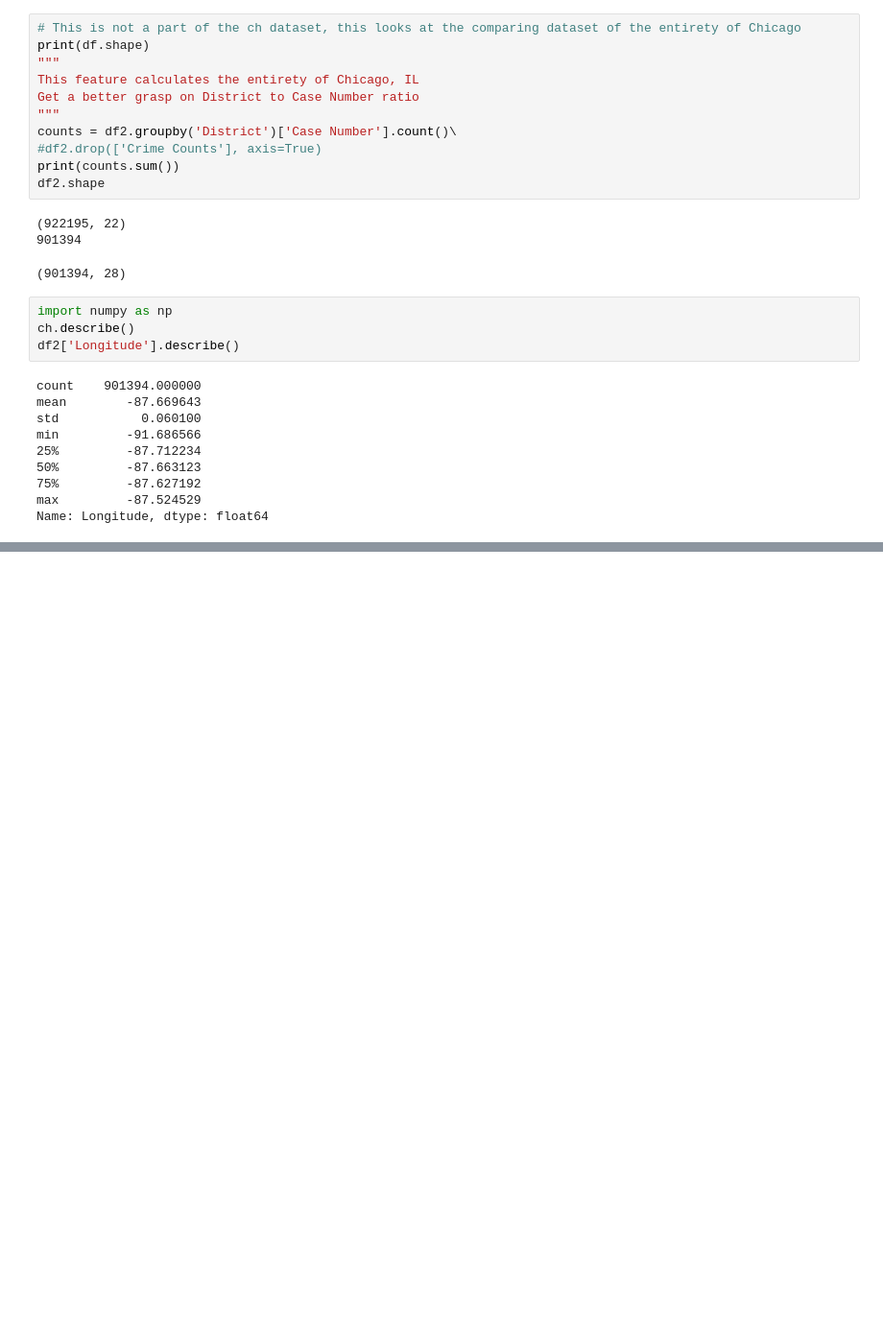
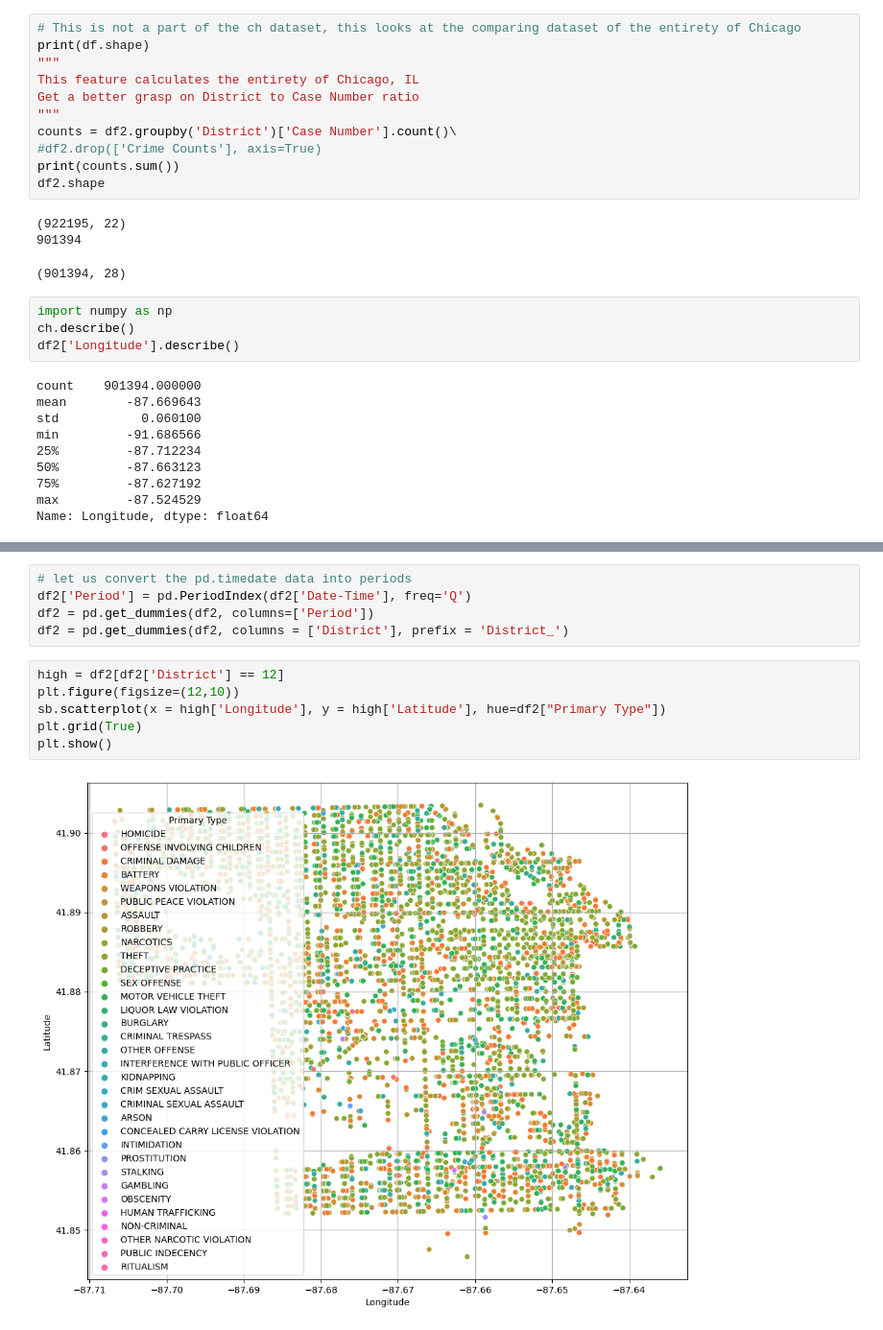
Before and after one commit to kfukutom/urban-informatics, a Jupyter notebook: src/crime.ipynb, the cells around one changed output, grey strips where cells are left out. Shown at 96% size. Drawn from its saved outputs; the diff is of its cells as text; blank space fills up the shorter version.

```diff
--- a/src/crime.ipynb
+++ b/src/crime.ipynb
@@ -233,0 +214,13 @@ plt.show()
+# %%
+# let us convert the pd.timedate data into periods
+df2['Period'] = pd.PeriodIndex(df2['Date-Time'], freq='Q')
+df2 = pd.get_dummies(df2, columns=['Period'])
+df2 = pd.get_dummies(df2, columns = ['District'], prefix = 'District_')
+# %%
+high = df2[df2['District'] == 12]
+plt.figure(figsize=(12,10))
+sb.scatterplot(x = high['Longitude'], y = high['Latitude'], hue=df2["Primary Type"])
+plt.grid(True)
+plt.show()
+# %% [output]
+[figure, added]
```
Also changed, not shown: parts of 24 cells of this notebook.
